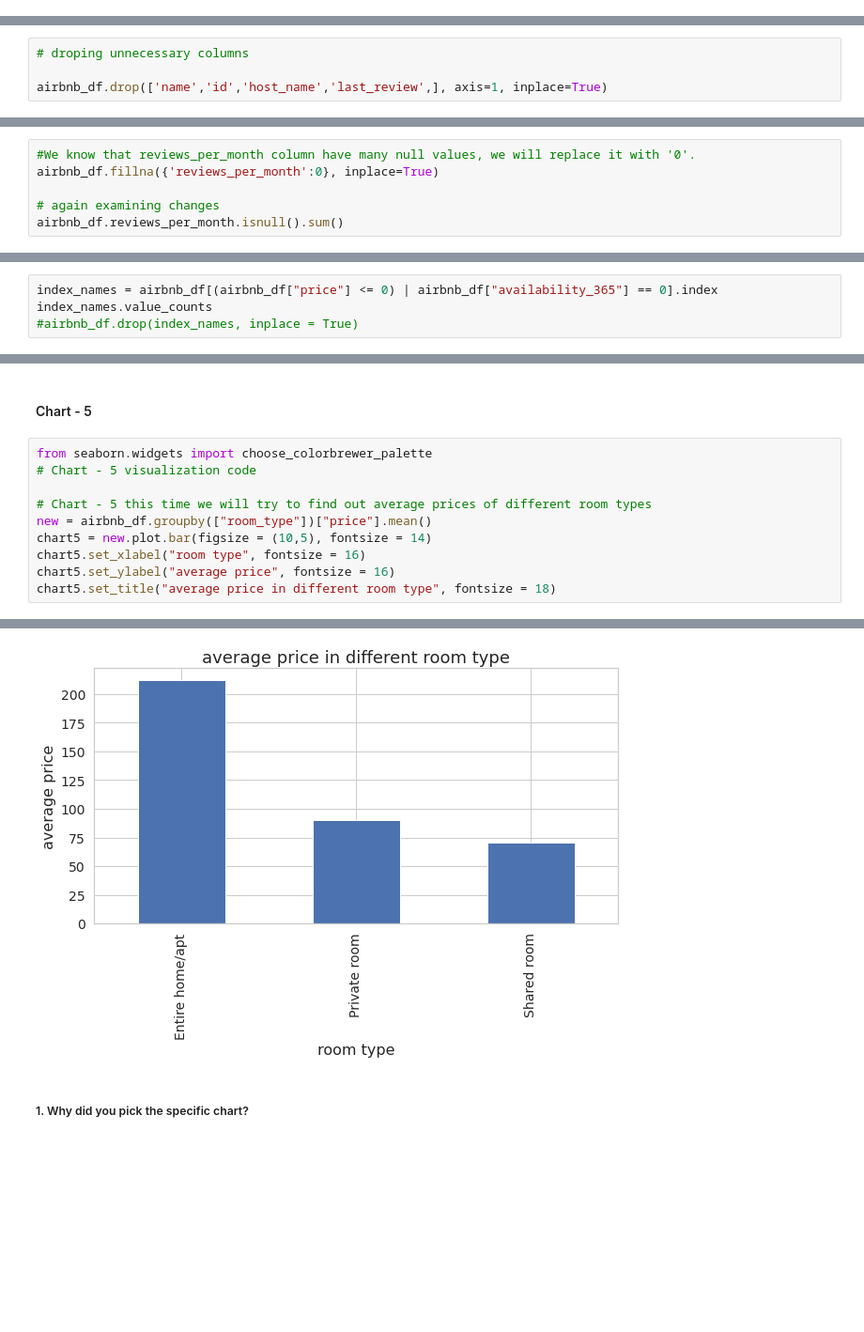
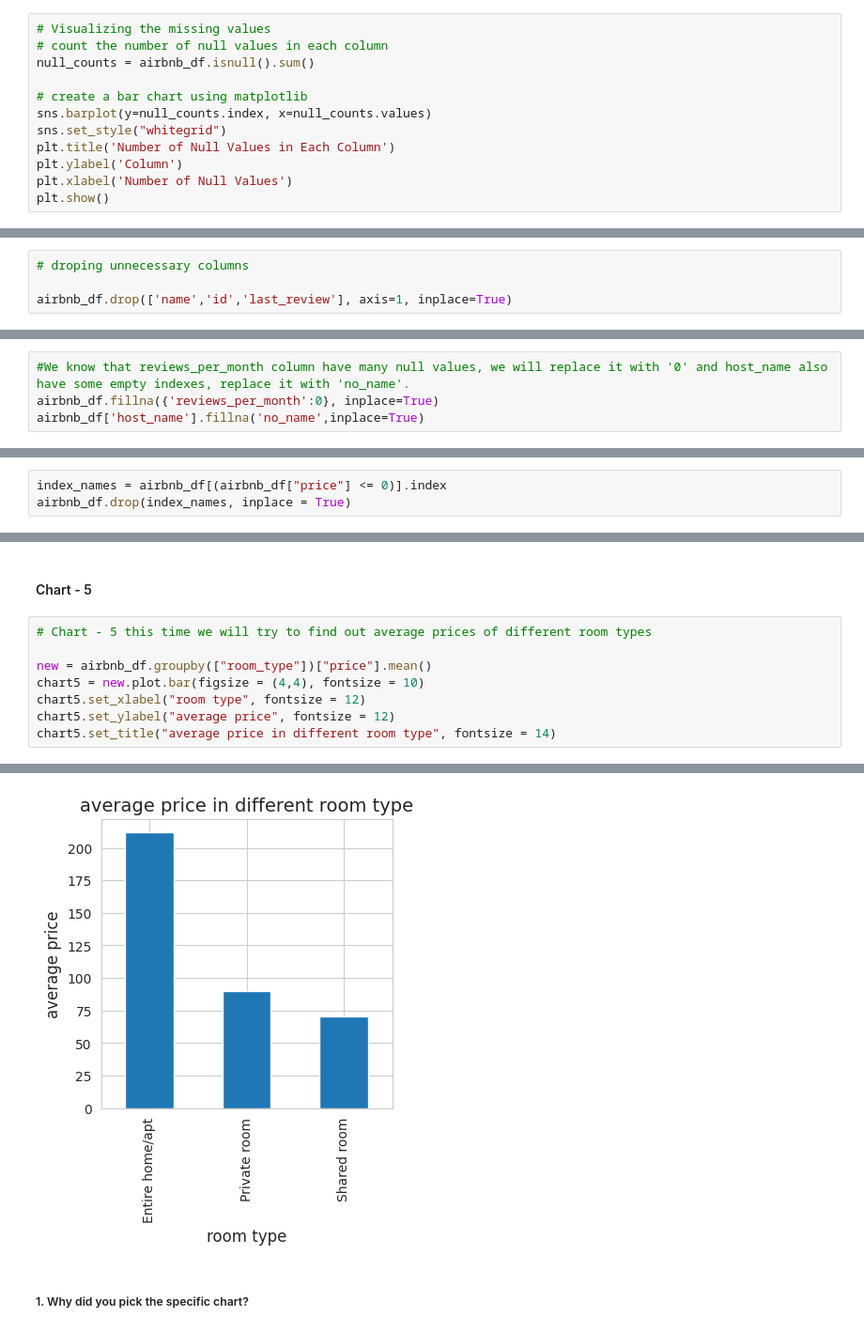
Before and after one commit to 1002Sam/EDA_Airbnb, a Jupyter notebook: Sample_EDA_Submission_Template.ipynb, the cells around one changed output, grey strips where cells are left out. Shown at 94% size. Drawn from its saved outputs; the diff is of its cells as text; blank space fills up the shorter version.

```diff
--- a/Sample_EDA_Submission_Template.ipynb
+++ b/Sample_EDA_Submission_Template.ipynb
@@ -197,0 +196,12 @@ plt.show()
+# %%
+# Visualizing the missing values
+# count the number of null values in each column
+null_counts = airbnb_df.isnull().sum()
+
+# create a bar chart using matplotlib
+sns.barplot(y=null_counts.index, x=null_counts.values)
+sns.set_style("whitegrid")
+plt.title('Number of Null Values in Each Column')
+plt.ylabel('Column')
+plt.xlabel('Number of Null Values')
+plt.show()
@@ -312,7 +324,7 @@ array([  6,   2,   1,   4,   3,   5,   7,  13,  28,  11,   8,   9,  52,
 # %%
 # droping unnecessary columns
 
-airbnb_df.drop(['name','id','host_name','last_review',], axis=1, inplace=True)
+airbnb_df.drop(['name','id','last_review'], axis=1, inplace=True)
 # %%
 # Examining changes after droping unnecessary columns
 
@@ -327,6 +339,4 @@ airbnb_df.head()
 # %%
-#We know that reviews_per_month column have many null values, we will replace it with '0'.
+#We know that reviews_per_month column have many null values, we will replace it with '0' and host_name also have some empty indexes, replace it with 'no_name'.
 airbnb_df.fillna({'reviews_per_month':0}, inplace=True)
-
-# again examining changes
-airbnb_df.reviews_per_month.isnull().sum()
+airbnb_df['host_name'].fillna('no_name',inplace=True)
@@ -375,4 +369,3 @@ hosts_listings.sort_values(by='calculated_host_listings_count', ascending=False)
 # %%
-index_names = airbnb_df[(airbnb_df["price"] <= 0) | airbnb_df["availability_365"] == 0].index
-index_names.value_counts
-#airbnb_df.drop(index_names, inplace = True)
+index_names = airbnb_df[(airbnb_df["price"] <= 0)].index
+airbnb_df.drop(index_names, inplace = True)
@@ -506,18 +521,16 @@ It help us to know that most people want entire house/apt for rent so that accor
 # %% [markdown]
 #### Chart - 5
 # %%
-from seaborn.widgets import choose_colorbrewer_palette
-# Chart - 5 visualization code
+# Chart - 5 this time we will try to find out average prices of different room types
 
-# Chart - 5 this time we will try to find out average prices of different room types
 new = airbnb_df.groupby(["room_type"])["price"].mean()
-chart5 = new.plot.bar(figsize = (10,5), fontsize = 14)
-chart5.set_xlabel("room type", fontsize = 16)
-chart5.set_ylabel("average price", fontsize = 16)
-chart5.set_title("average price in different room type", fontsize = 18)
+chart5 = new.plot.bar(figsize = (4,4), fontsize = 10)
+chart5.set_xlabel("room type", fontsize = 12)
+chart5.set_ylabel("average price", fontsize = 12)
+chart5.set_title("average price in different room type", fontsize = 14)
 # %% [output]
 Text(0.5, 1.0, 'average price in different room type')
-[figure, old version]
+[figure, new version]
 # %% [markdown]
 ##### 1. Why did you pick the specific chart?
 # %% [markdown]
```
Also changed, not shown: parts of 102 cells of this notebook.
